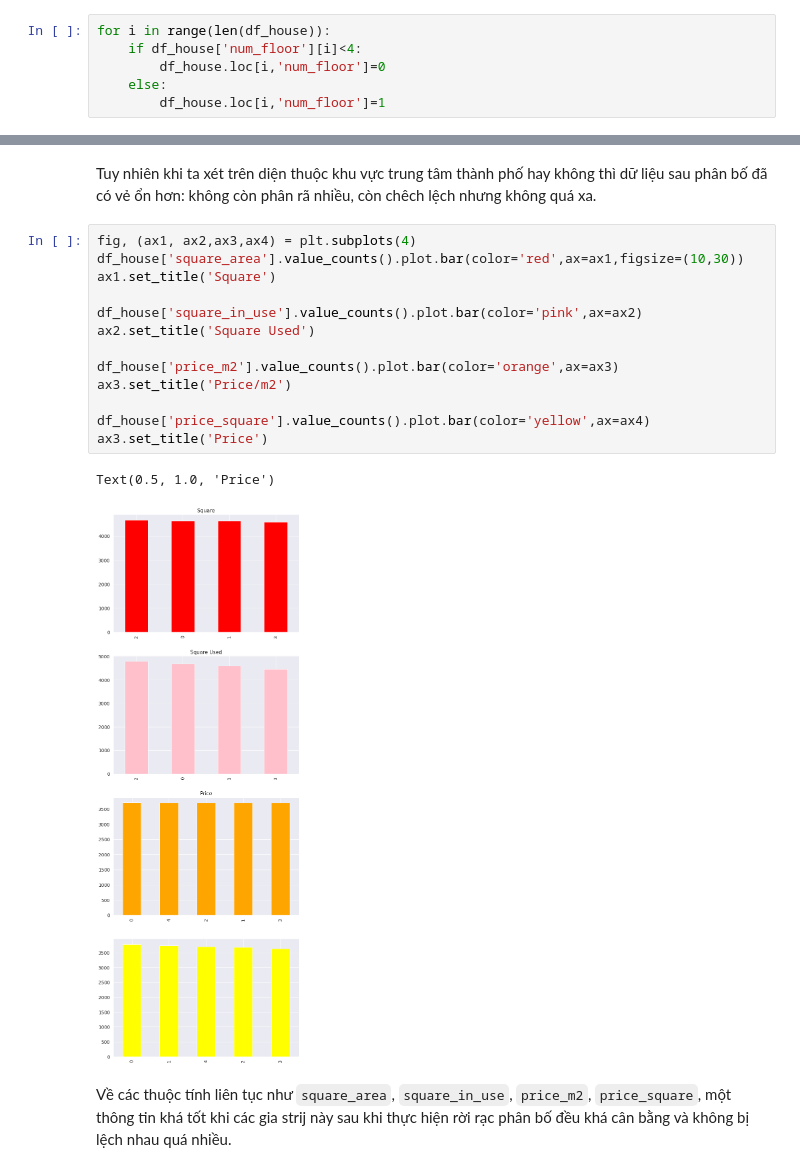
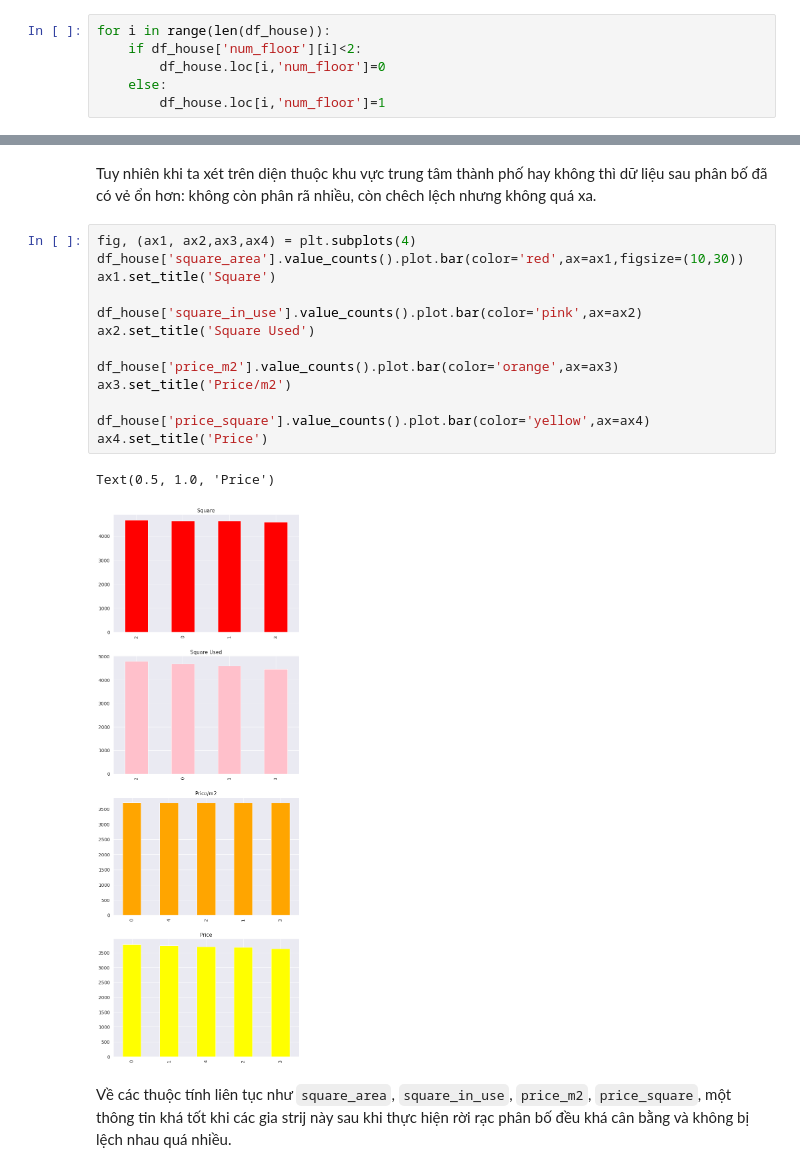
Before and after one commit to nguyentrongvan/Data-Science, a Jupyter notebook: DataPreprocessing.ipynb, the cells around one changed output, grey strips where cells are left out. Cells and saved outputs as stored; diff of their text form.

```diff
--- a/DataPreprocessing.ipynb
+++ b/DataPreprocessing.ipynb
@@ -492,6 +518,6 @@ df_house['wc']=pd.qcut(df_house['wc'],3,labels=[0,1,2])
 # %%
 for i in range(len(df_house)):
-    if df_house['num_floor'][i]<4:
+    if df_house['num_floor'][i]<2:
         df_house.loc[i,'num_floor']=0
     else:
         df_house.loc[i,'num_floor']=1
@@ -684,19 +711,19 @@ Tuy nhiên khi ta xét trên diện thuộc khu vực trung tâm thành phố ha
 # %%
 fig, (ax1, ax2,ax3,ax4) = plt.subplots(4)
 df_house['square_area'].value_counts().plot.bar(color='red',ax=ax1,figsize=(10,30))
 ax1.set_title('Square')
 
 df_house['square_in_use'].value_counts().plot.bar(color='pink',ax=ax2)
 ax2.set_title('Square Used')
 
 df_house['price_m2'].value_counts().plot.bar(color='orange',ax=ax3)
 ax3.set_title('Price/m2')
 
 df_house['price_square'].value_counts().plot.bar(color='yellow',ax=ax4)
-ax3.set_title('Price')
+ax4.set_title('Price')
 # %% [output]
 Text(0.5, 1.0, 'Price')
-[figure, old version]
+[figure, new version]
 # %% [markdown]
 Về các thuộc tính liên tục như `square_area`, `square_in_use`, `price_m2`, `price_square`, một thông tin khá tốt khi các gia strij này sau khi thực hiện rời rạc phân bố đều khá cân bằng và không bị lệch nhau quá nhiều.
 # %%
```
Also changed, not shown: parts of 17 cells of this notebook, 1 other file.
